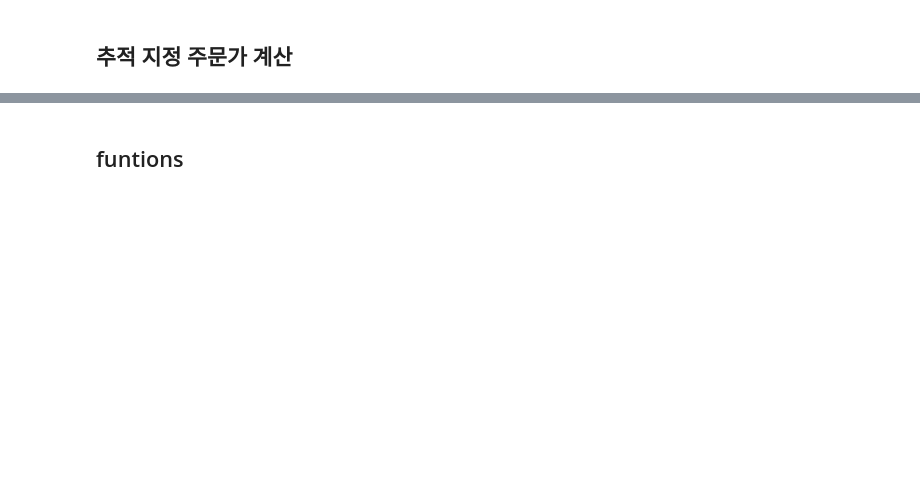
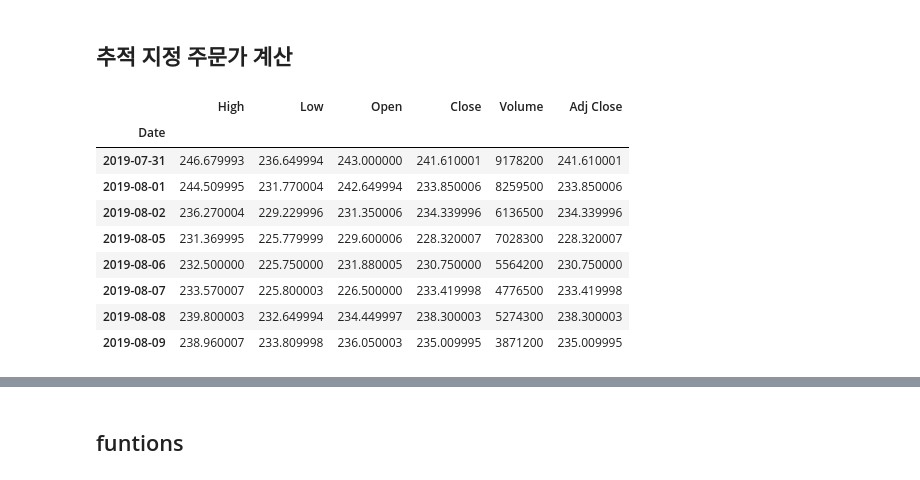
Before and after one commit to SeunghyeunBaek/TIL, a Jupyter notebook: 12_pandas_cookbook/3_data_analysis_with_pandas.ipynb, the cells around one changed output, grey strips where cells are left out. Saved outputs shown, nothing was run; the diff lists cells and outputs as text; code cells hidden in the pictures; blank space fills up the shorter version.

Commit message:
data analysis with pandas | bsh | 190810

```diff
--- a/12_pandas_cookbook/3_data_analysis_with_pandas.ipynb
+++ b/12_pandas_cookbook/3_data_analysis_with_pandas.ipynb
@@ -87,2 +267,18 @@ None
 # %% [markdown]
 ## 추적 지정 주문가 계산
+# %%
+# google has discontinued API
+# start = 2019-1-1
+tsla_stock_df = pdr.DataReader('tsla', data_source='yahoo', start='2019-1-1')
+tsla_stock_df.tail(8)
+# %% [output]
+|  | High | Low | Open | Close | Volume | Adj Close |
+| Date |  |  |  |  |  |  |
+| 2019-07-31 | 246.679993 | 236.649994 | 243.000000 | 241.610001 | 9178200 | 241.610001 |
+| 2019-08-01 | 244.509995 | 231.770004 | 242.649994 | 233.850006 | 8259500 | 233.850006 |
+| 2019-08-02 | 236.270004 | 229.229996 | 231.350006 | 234.339996 | 6136500 | 234.339996 |
+| 2019-08-05 | 231.369995 | 225.779999 | 229.600006 | 228.320007 | 7028300 | 228.320007 |
+| 2019-08-06 | 232.500000 | 225.750000 | 231.880005 | 230.750000 | 5564200 | 230.750000 |
+| 2019-08-07 | 233.570007 | 225.800003 | 226.500000 | 233.419998 | 4776500 | 233.419998 |
+| 2019-08-08 | 239.800003 | 232.649994 | 234.449997 | 238.300003 | 5274300 | 238.300003 |
+| 2019-08-09 | 238.960007 | 233.809998 | 236.050003 | 235.009995 | 3871200 | 235.009995 |
```
Also changed, not shown: parts of 21 cells of this notebook.
